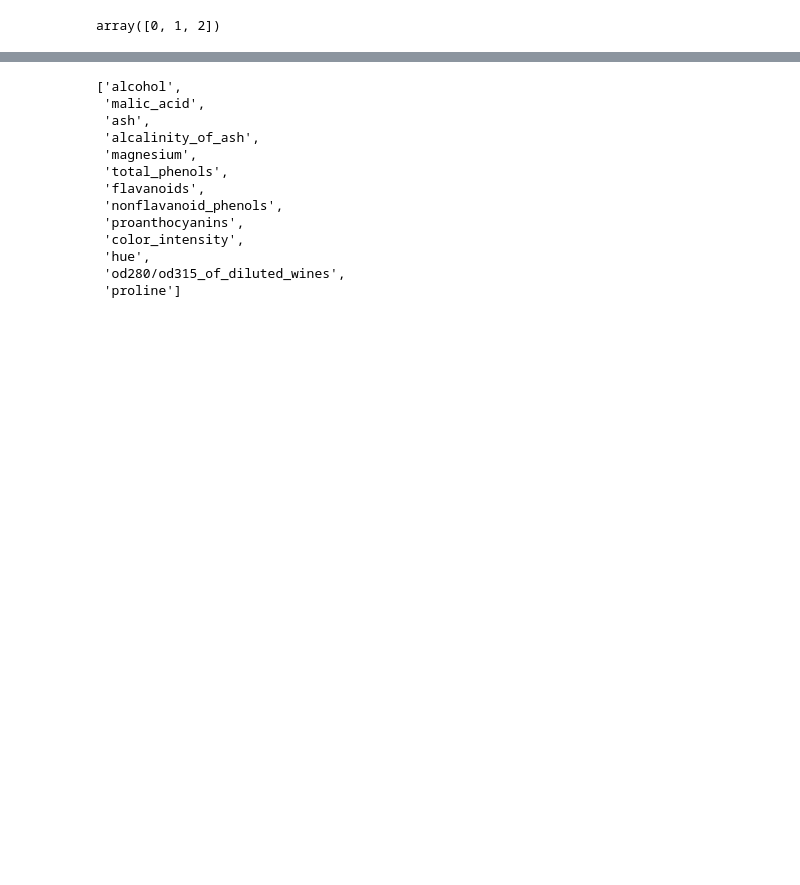
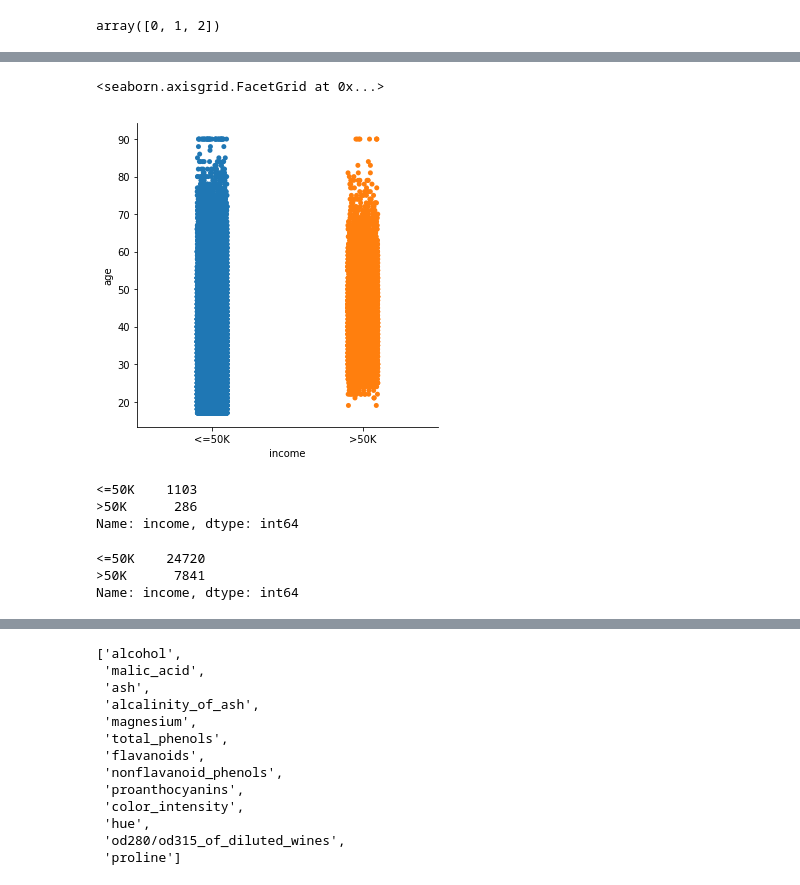
Before and after one commit to neojohny/ml_7641, a Jupyter notebook: homework1/homework1.ipynb, the cells around one changed output, grey strips where cells are left out. Saved outputs shown, nothing was run; the diff lists cells and outputs as text; code cells hidden in the pictures; blank space fills up the shorter version.

```diff
--- a/homework1/homework1.ipynb
+++ b/homework1/homework1.ipynb
@@ -8,0 +216,5 @@ array([0, 1, 2])
+# %%
+sns.catplot(x="income", y="age", data=income)
+# %% [output]
+<seaborn.axisgrid.FacetGrid at 0x...>
+[figure, added]
@@ -8,0 +225,12 @@ array([0, 1, 2])
+# %%
+small_pop.income.value_counts()
+# %% [output]
+<=50K    1103
+>50K      286
+Name: income, dtype: int64
+# %%
+income.income.value_counts()
+# %% [output]
+<=50K    24720
+>50K      7841
+Name: income, dtype: int64
```
Also changed, not shown: parts of 34 cells of this notebook, 2 other files.
